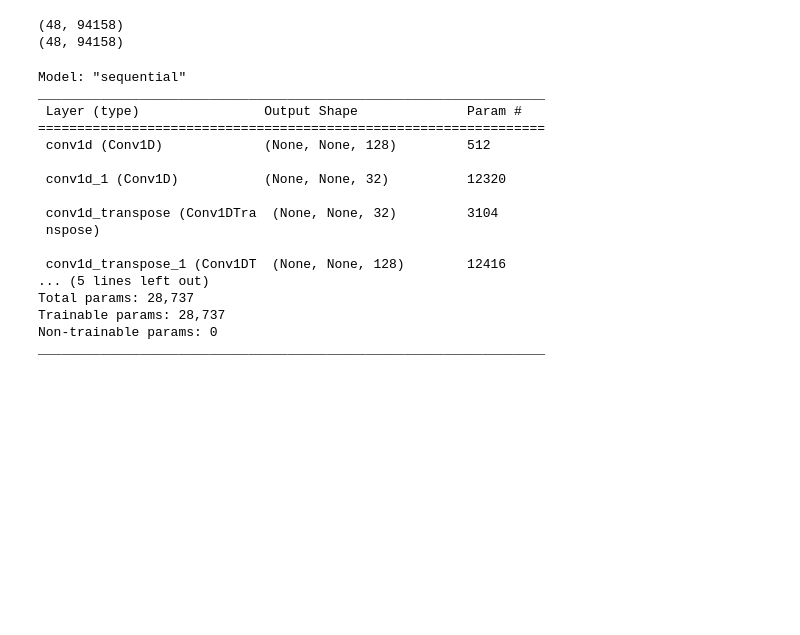
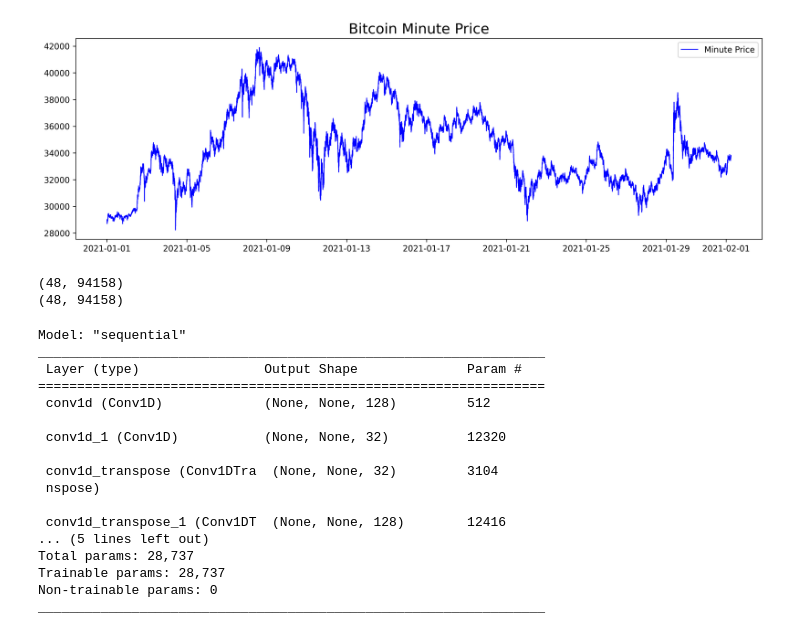
Before and after one commit to cts739337037/intership_tianshu_chu, a Jupyter notebook: newattempt/bitEMDCNN-Copy1.ipynb, the cells around one changed output. Cells and saved outputs as stored; diff of their text form; code cells hidden in the pictures; blank space fills up the shorter version.

```diff
--- a/newattempt/bitEMDCNN-Copy1.ipynb
+++ b/newattempt/bitEMDCNN-Copy1.ipynb
@@ -52,3 +52,13 @@ bit_test
+# %%
+plt.figure(figsize=(15,4.5),dpi=300)
+plt.plot(bit_test, 'b-', linewidth=1, label='Minute Price')
+plt.title('Bitcoin Minute Price',fontsize='xx-large')
+plt.legend(loc='best')
+
+
+plt.show()
+# %% [output]
+[figure, added]
 # %%
 def emd_calculate(data,emdtype=EMD, plots=True):
     EMD_C=emdtype()#EMD,EEMD,CEEMDAN
```
Also changed, not shown: parts of 2 cells of this notebook, 5 other files.
